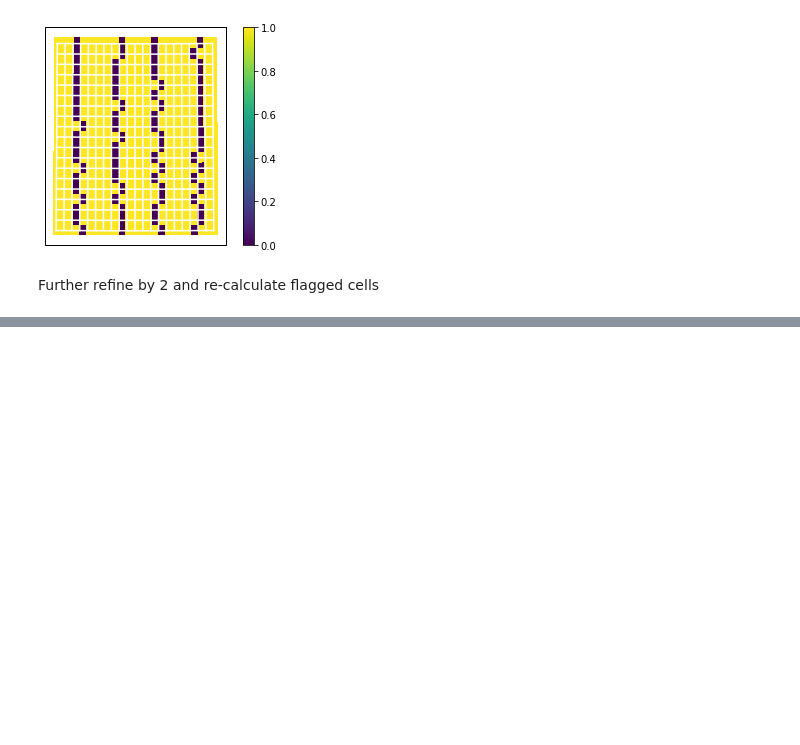
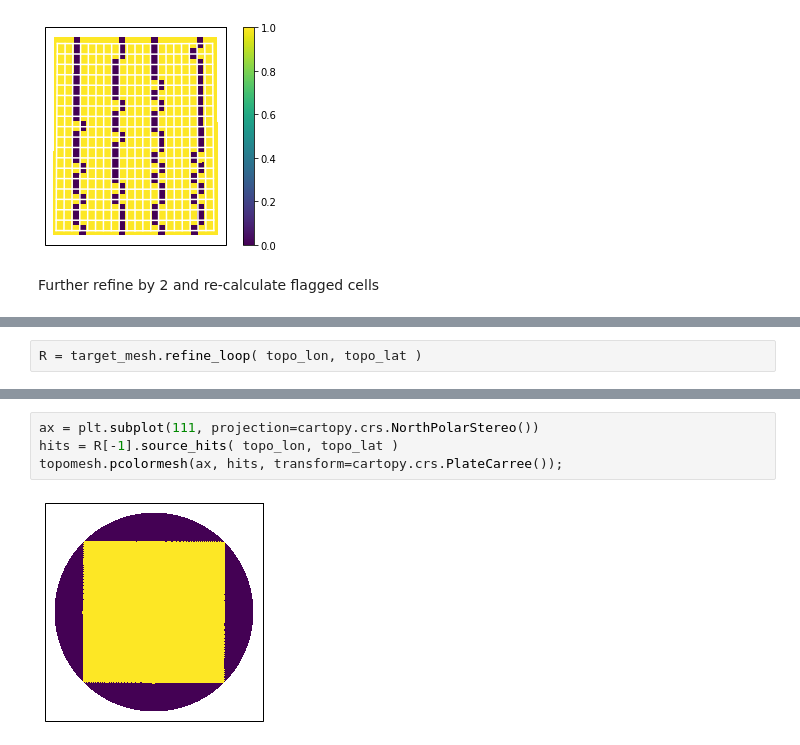
Before and after one commit to adcroft/thin-wall-topography, a Jupyter notebook: python/04 Demo simple refinement to sample a regular grid.ipynb, the cells around one changed output, grey strips where cells are left out. Drawn from its saved outputs; the diff is of its cells as text; blank space fills up the shorter version.

```diff
--- a/python/04 Demo simple refinement to sample a regular grid.ipynb
+++ b/python/04 Demo simple refinement to sample a regular grid.ipynb
@@ -122,0 +169,2 @@ target_mesh.refine_loop( topo_lon, topo_lat );
+# %%
+R = target_mesh.refine_loop( topo_lon, topo_lat )
@@ -122,0 +186,6 @@ target_mesh.refine_loop( topo_lon, topo_lat );
+# %%
+ax = plt.subplot(111, projection=cartopy.crs.NorthPolarStereo())
+hits = R[-1].source_hits( topo_lon, topo_lat )
+topomesh.pcolormesh(ax, hits, transform=cartopy.crs.PlateCarree());
+# %% [output]
+[figure, added]
```
Also changed, not shown: parts of 6 cells of this notebook, 1 other file.
